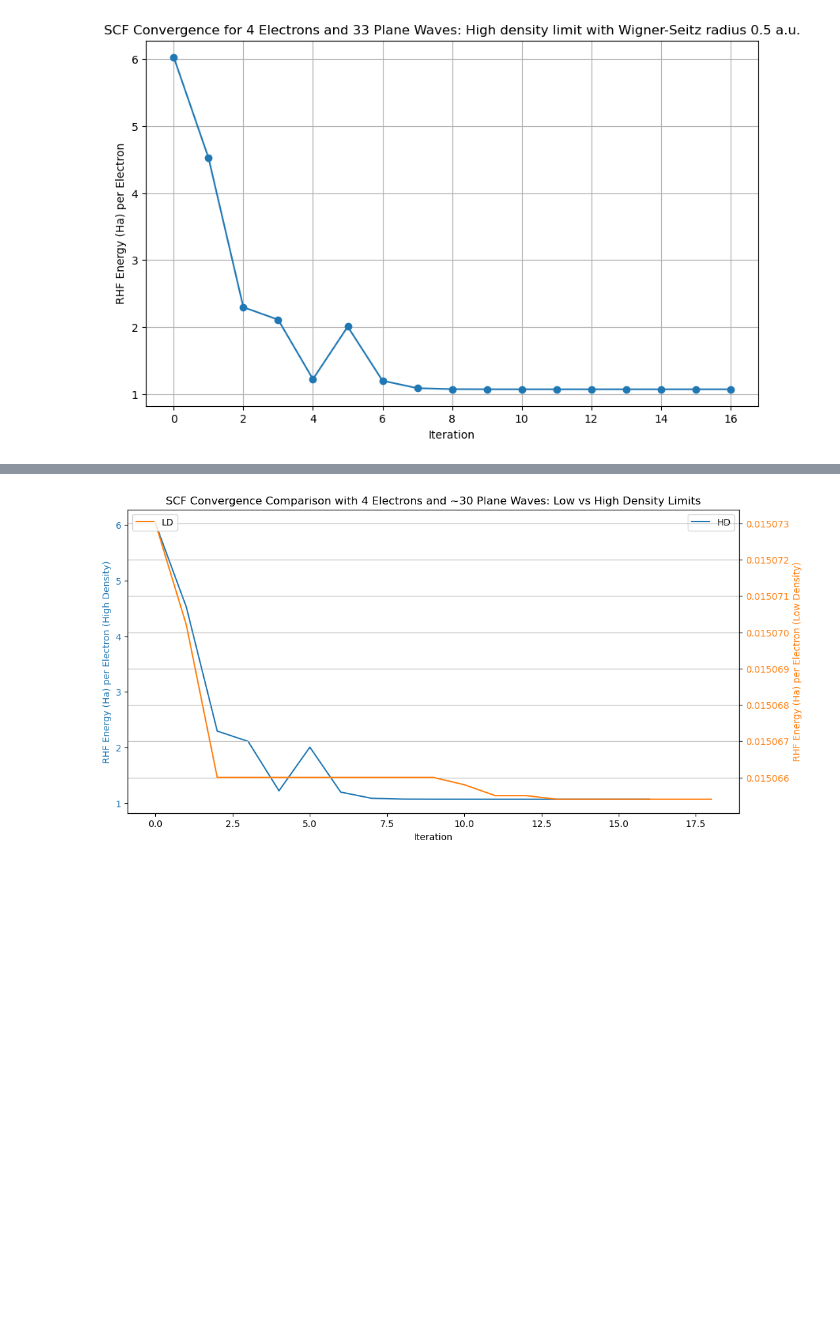
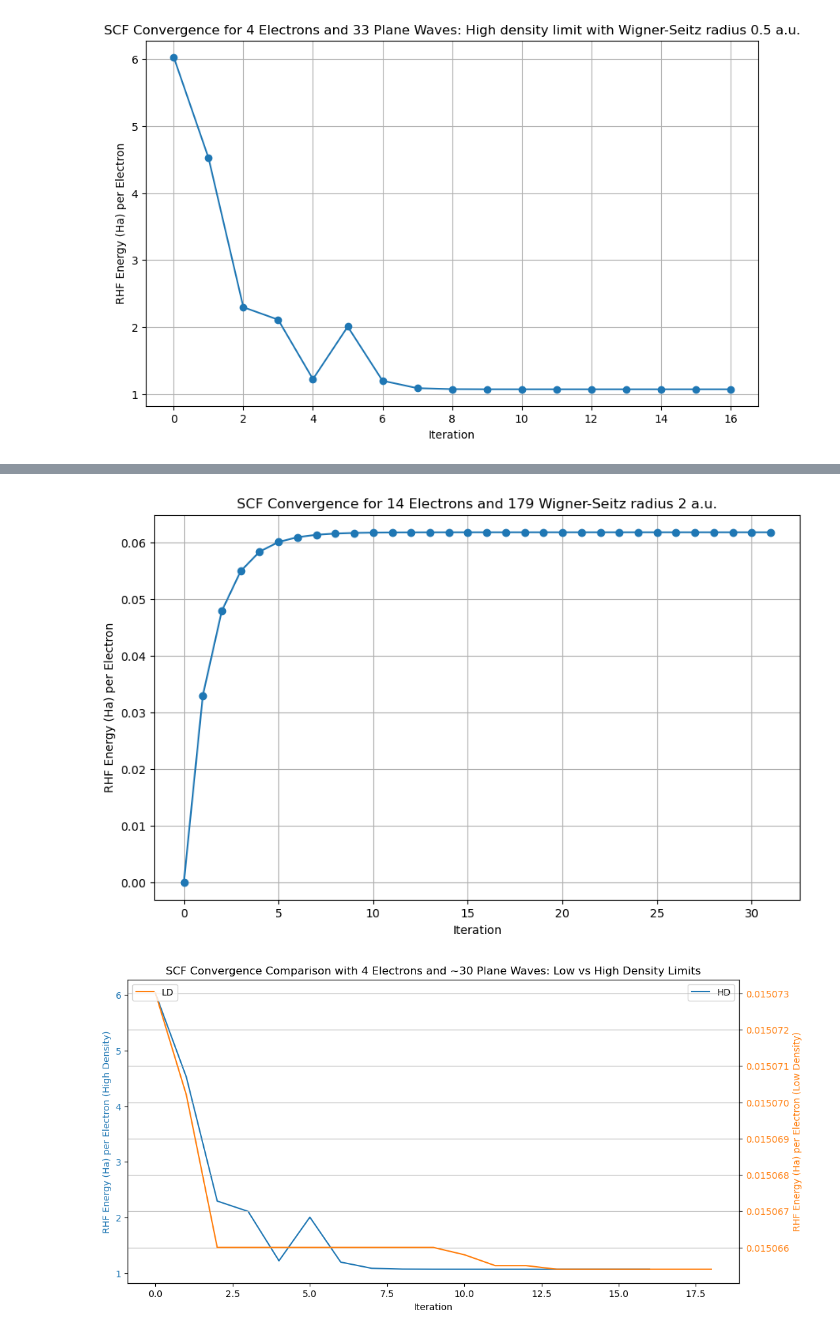
Before and after one commit to pkozlows/rotation_projects, a Jupyter notebook: hf_ueg/plt/scf.ipynb, the cells around one changed output, grey strips where cells are left out. Cells and saved outputs as stored; diff of their text form; code cells hidden in the pictures; blank space fills up the shorter version.

```diff
--- a/hf_ueg/plt/scf.ipynb
+++ b/hf_ueg/plt/scf.ipynb
@@ -61,3 +91,33 @@ plt.show()
+# %%
+import matplotlib.pyplot as plt
+
+# Read the data from the text file
+iterations = []
+energies = []
+n_elec = None
+num_plane_waves = None
+
+with open('scf_ld.txt', 'r') as file:
+    for line in file:
+        if line.startswith("Number of electrons:"):
+            n_elec = int(line.split()[-1])
+        elif line.startswith("Number of plane waves:"):
+            num_plane_waves = int(line.split()[-1])
+        else:
+            iteration, energy = line.split()
+            iterations.append(int(iteration))
+            energies.append(float(energy))
+
+# Plot the data
+plt.figure(figsize=(10, 6))
+plt.plot(iterations, energies, marker='o')
+plt.xlabel('Iteration')
+plt.ylabel('RHF Energy (Ha) per Electron')
+plt.title(f'SCF Convergence for {n_elec} Electrons and {num_plane_waves} Wigner-Seitz radius 2 a.u.')
+plt.grid(True)
+plt.show()
+# %% [output]
+[figure, added]
 # %%
 import matplotlib.pyplot as plt
 
```
Also changed, not shown: parts of 1 cell of this notebook, 20 other files.
